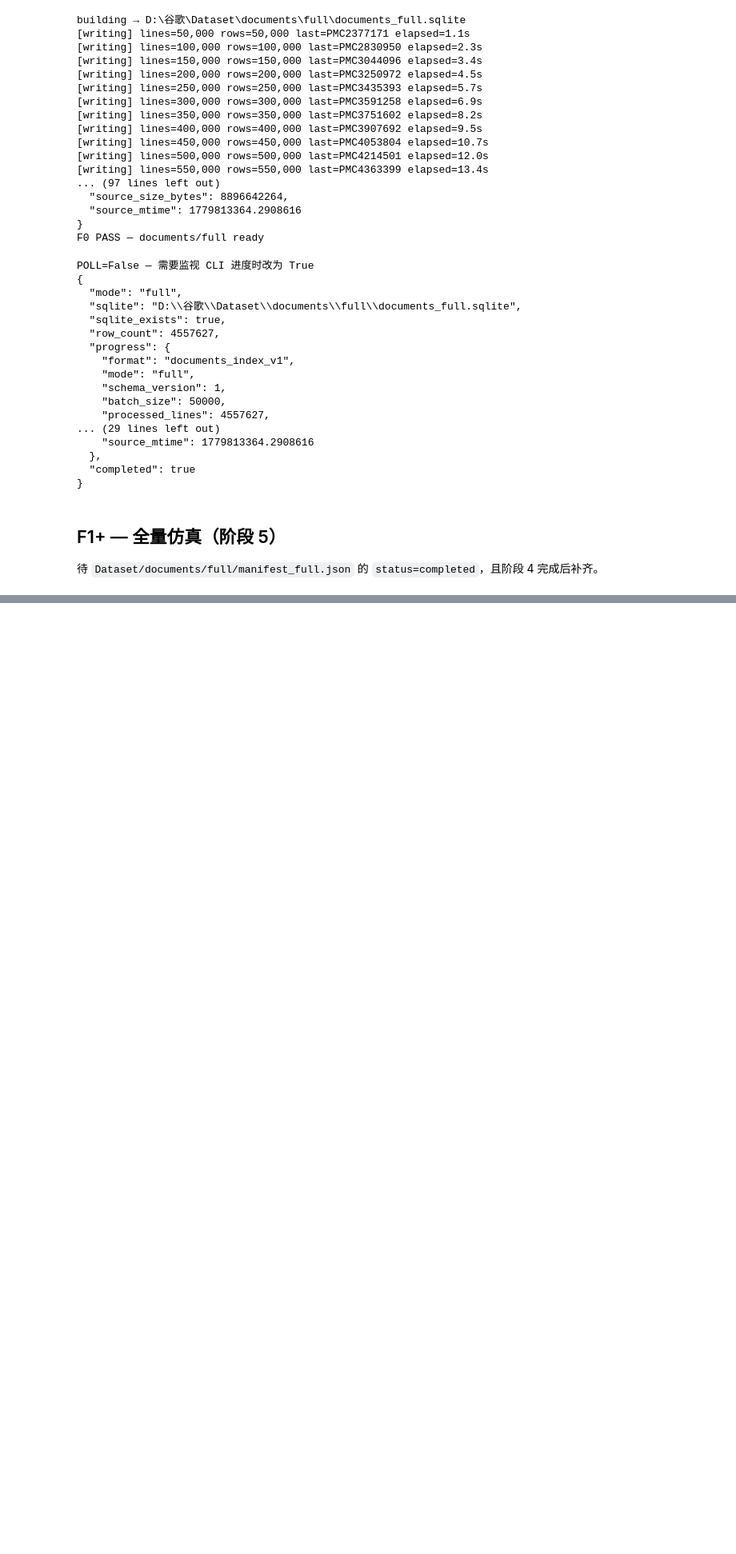
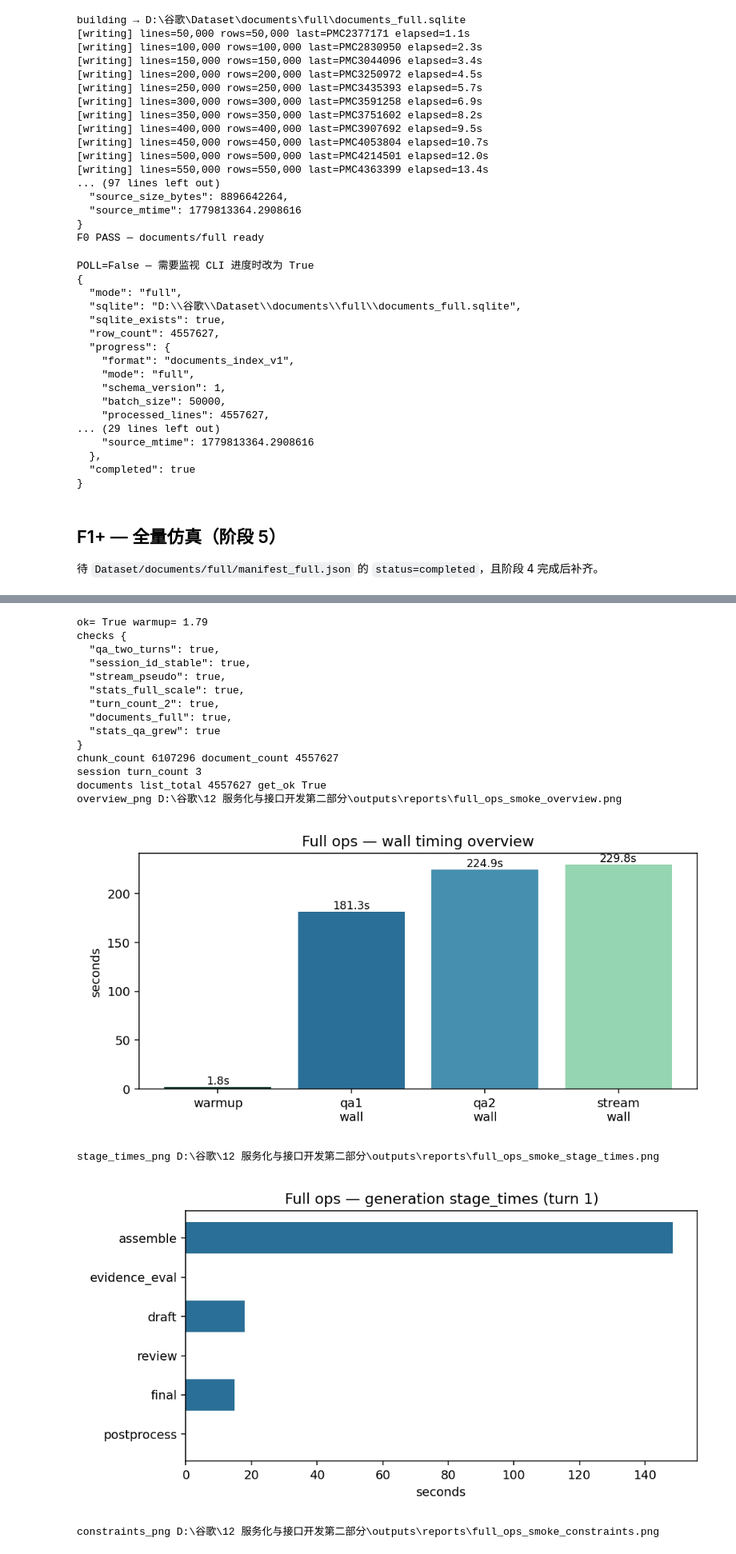
Before and after one commit to SanXue-YG/Med-LLM-RAG-Internship, a Jupyter notebook: 12 服务化与接口开发第二部分/notebooks/api-ops-full.ipynb, the cells around one changed output, grey strips where cells are left out. Shown at 80% size. Cells and saved outputs as stored; diff of their text form; code cells hidden in the pictures; blank space fills up the shorter version.

```diff
--- a/12 服务化与接口开发第二部分/notebooks/api-ops-full.ipynb
+++ b/12 服务化与接口开发第二部分/notebooks/api-ops-full.ipynb
@@ -183,0 +283,42 @@ POLL=False — 需要监视 CLI 进度时改为 True
+# %%
+# F1-C — 展示已有报告（F1-B 或 CLI 跑过后）
+from IPython.display import Image, display
+
+report_json = REPORT_DIR / "full_ops_smoke.json"
+if not report_json.is_file():
+    print("no report yet — run F1-B with RUN_LIVE_FULL=True or CLI run_full_ops_smoke.py")
+else:
+    rec = json.loads(report_json.read_text(encoding="utf-8"))
+    print("ok=", rec.get("ok"), "warmup=", rec.get("warmup_sec"))
+    print("checks", json.dumps(rec.get("checks"), ensure_ascii=False, indent=2))
+    idx = (rec.get("stats") or {}).get("index") or {}
+    print("chunk_count", idx.get("chunk_count"), "document_count", idx.get("document_count"))
+    print("session turn_count", (rec.get("session_detail") or {}).get("turn_count"))
+    docs = rec.get("documents") or {}
+    print("documents list_total", docs.get("list_total"), "get_ok", docs.get("get_ok"))
+    arts = rec.get("artifacts") or {}
+    for key in ("overview_png", "stage_times_png", "constraints_png", "sse_timeline_png"):
+        p = arts.get(key)
+        if p and Path(p).is_file():
+            print(key, p)
+            display(Image(filename=p))
+    print("qa_log", arts.get("qa_log"))
+# %% [output]
+ok= True warmup= 1.79
+checks {
+  "qa_two_turns": true,
+  "session_id_stable": true,
+  "stream_pseudo": true,
+  "stats_full_scale": true,
+  "turn_count_2": true,
+  "documents_full": true,
+  "stats_qa_grew": true
+}
+chunk_count 6107296 document_count 4557627
+session turn_count 3
+documents list_total 4557627 get_ok True
+overview_png D:\谷歌\12 服务化与接口开发第二部分\outputs\reports\full_ops_smoke_overview.png
+[figure, added]
+stage_times_png D:\谷歌\12 服务化与接口开发第二部分\outputs\reports\full_ops_smoke_stage_times.png
+[figure, added]
+constraints_png D:\谷歌\12 服务化与接口开发第二部分\outputs\reports\full_ops_smoke_constraints.png
```
Also changed, not shown: parts of 5 cells of this notebook, 29 other files.
